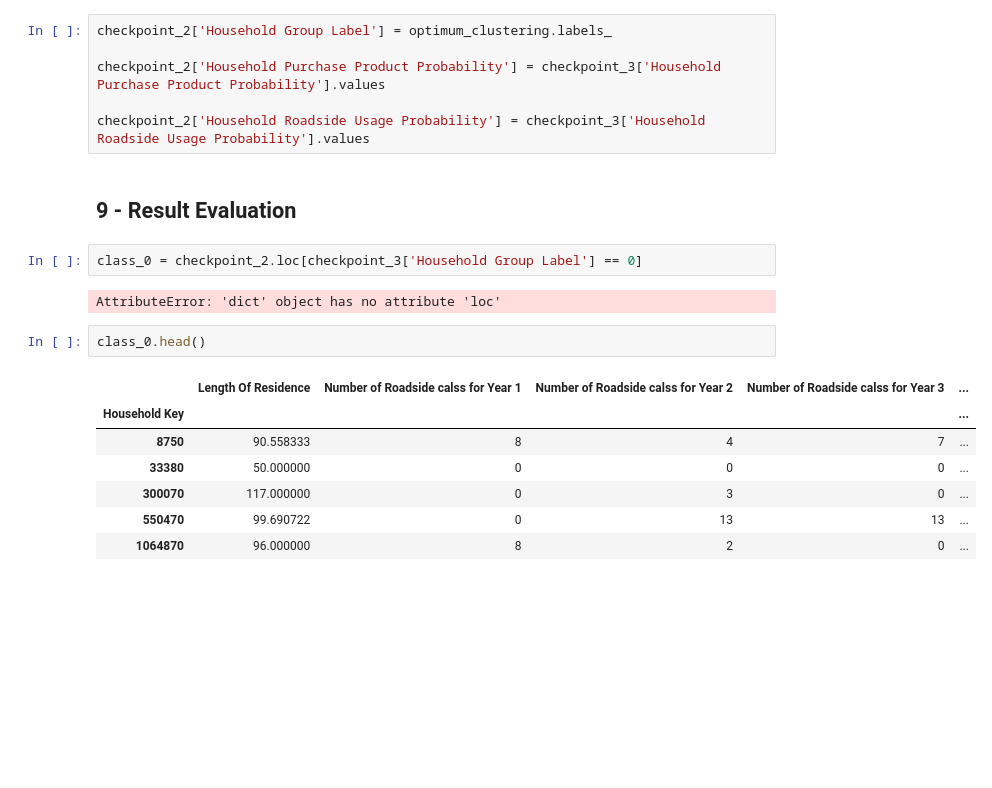
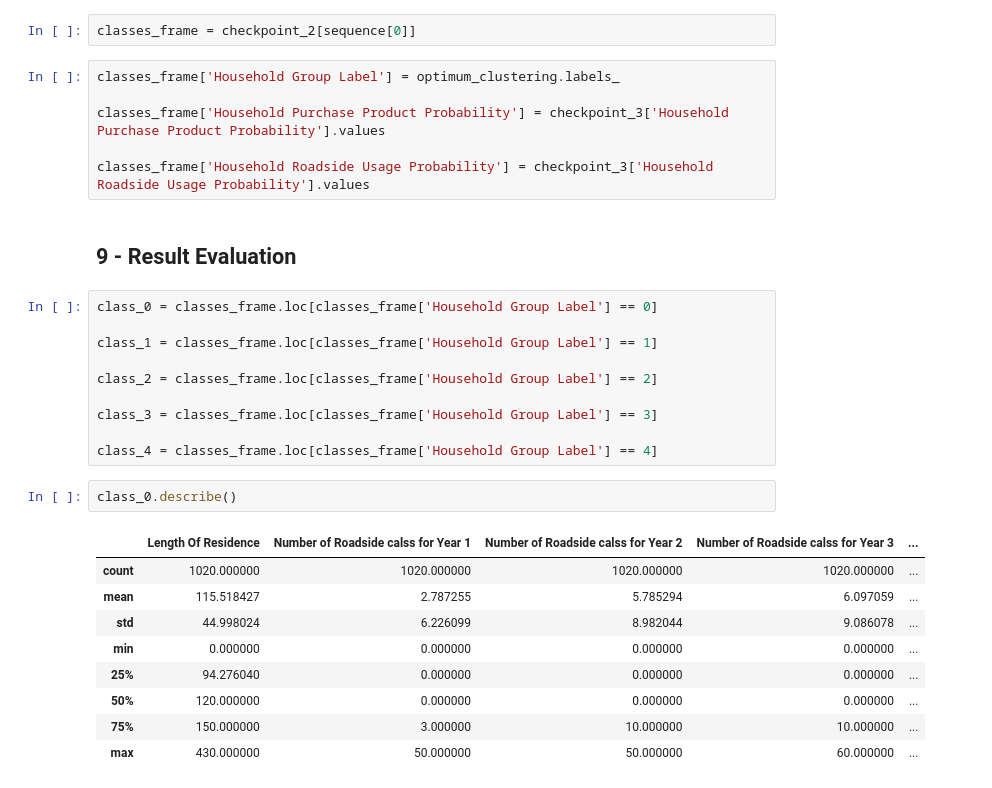
Before and after one commit to mllogeo/MLPGD_Capstone_Project, a Jupyter notebook: scripts/main.ipynb, the cells around one changed output. Drawn from its saved outputs; the diff is of its cells as text; blank space fills up the shorter version.

```diff
--- a/scripts/main.ipynb
+++ b/scripts/main.ipynb
@@ -2094,22 +2094,32 @@ array([0, 2, 0, ..., 2, 1, 4])
+# %%
+classes_frame = checkpoint_2[sequence[0]]
 # %%
-checkpoint_2['Household Group Label'] = optimum_clustering.labels_
+classes_frame['Household Group Label'] = optimum_clustering.labels_
 
-checkpoint_2['Household Purchase Product Probability'] = checkpoint_3['Household Purchase Product Probability'].values
+classes_frame['Household Purchase Product Probability'] = checkpoint_3['Household Purchase Product Probability'].values
 
-checkpoint_2['Household Roadside Usage Probability'] = checkpoint_3['Household Roadside Usage Probability'].values
+classes_frame['Household Roadside Usage Probability'] = checkpoint_3['Household Roadside Usage Probability'].values
 # %% [markdown]
 ## 9 - Result Evaluation
-# %%
-class_0 = checkpoint_2.loc[checkpoint_3['Household Group Label'] == 0]
-# %% [output]
-AttributeError: 'dict' object has no attribute 'loc'
+# %%
+class_0 = classes_frame.loc[classes_frame['Household Group Label'] == 0]
+
+class_1 = classes_frame.loc[classes_frame['Household Group Label'] == 1]
+
+class_2 = classes_frame.loc[classes_frame['Household Group Label'] == 2]
+
+class_3 = classes_frame.loc[classes_frame['Household Group Label'] == 3]
+
+class_4 = classes_frame.loc[classes_frame['Household Group Label'] == 4]
 # %%
-class_0.head()
+class_0.describe()
 # %% [output]
 |  | Length Of Residence | Number of Roadside calss for Year 1 | Number of Roadside calss for Year 2 | Number of Roadside calss for Year 3 | ... |
-| Household Key |  |  |  |  | ... |
-| 8750 | 90.558333 | 8 | 4 | 7 | ... |
-| 33380 | 50.000000 | 0 | 0 | 0 | ... |
-| 300070 | 117.000000 | 0 | 3 | 0 | ... |
-| 550470 | 99.690722 | 0 | 13 | 13 | ... |
-| 1064870 | 96.000000 | 8 | 2 | 0 | ... |
+| count | 1020.000000 | 1020.000000 | 1020.000000 | 1020.000000 | ... |
+| mean | 115.518427 | 2.787255 | 5.785294 | 6.097059 | ... |
+| std | 44.998024 | 6.226099 | 8.982044 | 9.086078 | ... |
+| min | 0.000000 | 0.000000 | 0.000000 | 0.000000 | ... |
+| 25% | 94.276040 | 0.000000 | 0.000000 | 0.000000 | ... |
+| 50% | 120.000000 | 0.000000 | 0.000000 | 0.000000 | ... |
+| 75% | 150.000000 | 3.000000 | 10.000000 | 10.000000 | ... |
+| max | 430.000000 | 50.000000 | 50.000000 | 60.000000 | ... |
```
Also changed, not shown: parts of 13 cells of this notebook.
